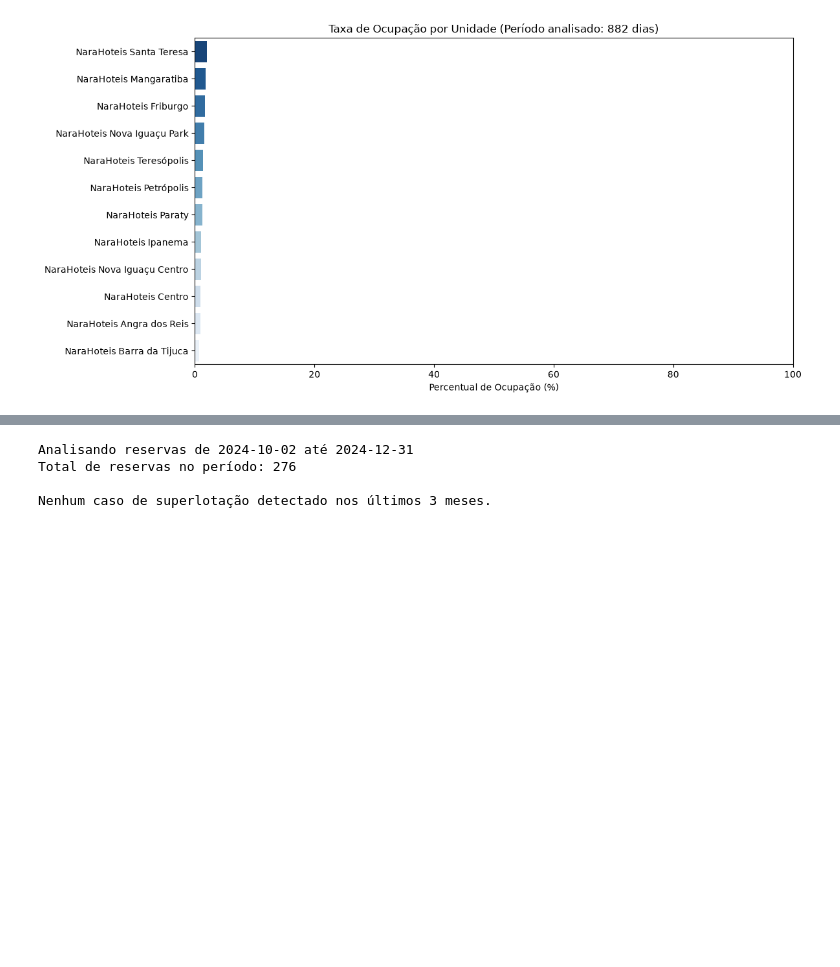
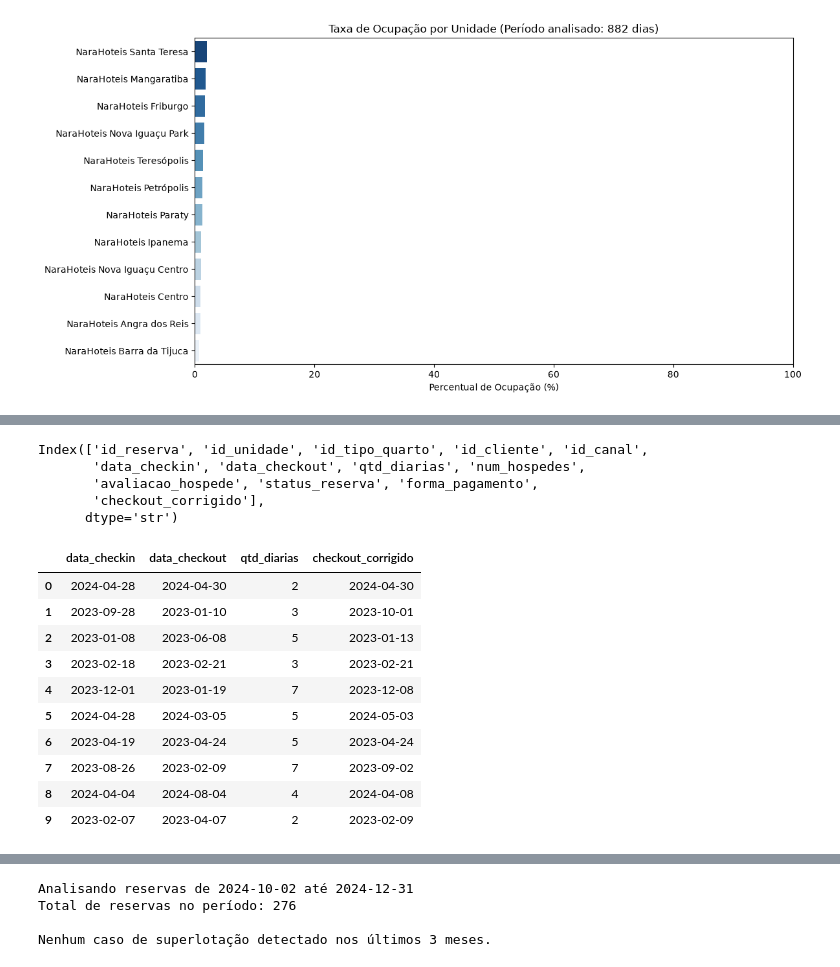
Before and after one commit to CarlosEduardoRodrigues7/Narahotel, a Jupyter notebook: resposta2.ipynb, the cells around one changed output, grey strips where cells are left out. Cells and saved outputs as stored; diff of their text form; code cells hidden in the pictures; blank space fills up the shorter version.

```diff
--- a/resposta2.ipynb
+++ b/resposta2.ipynb
@@ -149,0 +408,22 @@ Total de dias de operação calculados: 882
+# %%
+df_reservas.columns
+# %% [output]
+Index(['id_reserva', 'id_unidade', 'id_tipo_quarto', 'id_cliente', 'id_canal',
+       'data_checkin', 'data_checkout', 'qtd_diarias', 'num_hospedes',
+       'avaliacao_hospede', 'status_reserva', 'forma_pagamento',
+       'checkout_corrigido'],
+      dtype='str')
+# %%
+df_reservas[['data_checkin', 'data_checkout', 'qtd_diarias', 'checkout_corrigido']].head(10)
+# %% [output]
+|  | data_checkin | data_checkout | qtd_diarias | checkout_corrigido |
+| 0 | 2024-04-28 | 2024-04-30 | 2 | 2024-04-30 |
+| 1 | 2023-09-28 | 2023-01-10 | 3 | 2023-10-01 |
+| 2 | 2023-01-08 | 2023-06-08 | 5 | 2023-01-13 |
+| 3 | 2023-02-18 | 2023-02-21 | 3 | 2023-02-21 |
+| 4 | 2023-12-01 | 2023-01-19 | 7 | 2023-12-08 |
+| 5 | 2024-04-28 | 2024-03-05 | 5 | 2024-05-03 |
+| 6 | 2023-04-19 | 2023-04-24 | 5 | 2023-04-24 |
+| 7 | 2023-08-26 | 2023-02-09 | 7 | 2023-09-02 |
+| 8 | 2024-04-04 | 2024-08-04 | 4 | 2024-04-08 |
+| 9 | 2023-02-07 | 2023-04-07 | 2 | 2023-02-09 |
```
Also changed, not shown: parts of 11 cells of this notebook.
